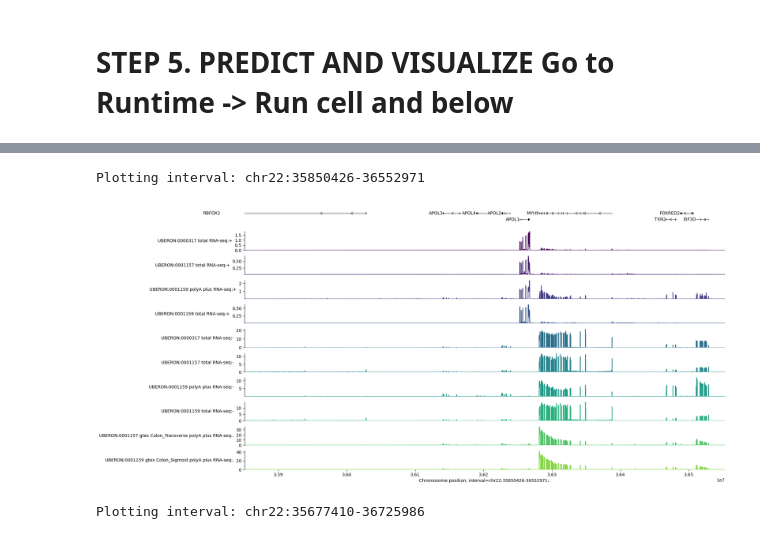
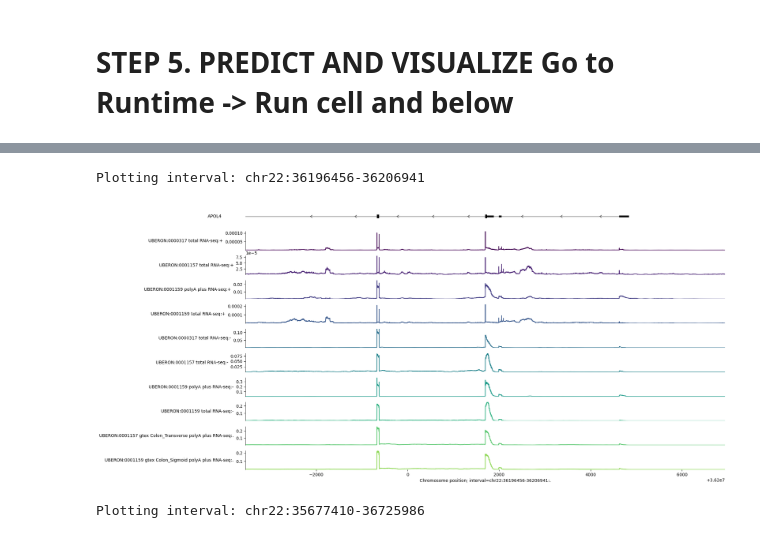
Before and after one commit to FrederickMappin/alphagenomeEZ, a Jupyter notebook: alphagenomeEZ.ipynb, the cells around one changed output, grey strips where cells are left out. Cells and saved outputs as stored; diff of their text form; code cells hidden in the pictures.

```diff
--- a/alphagenomeEZ.ipynb
+++ b/alphagenomeEZ.ipynb
@@ -254,7 +254,7 @@ PROCAP = True #@param {type:"boolean"}
 DNASE = True #@param {type:"boolean"}
 ATAC = True #@param {type:"boolean"}
 CHIP_HISTONE = True #@param {type:"boolean"}
-CHIP_TF = False #@param {type:"boolean"}
+CHIP_TF = True #@param {type:"boolean"}
 SPLICE_SITES = False #@param {type:"boolean"}
 SPLICE_JUNCTIONS = False #@param {type:"boolean"}
 SPLICE_SITE_USAGE = False #@param {type:"boolean"}
@@ -431,7 +443,7 @@ if 'RNA_SEQ' in selected_data_types:
         max_plot_resize_length = output.rna_seq.values.shape[0]
 
         #@markdown ### Select the zoom level (slide from 0 to 100%):
-        zoom_percentage = 67 #@param {type:"slider", min:0, max:100, step:1}
+        zoom_percentage = 1 #@param {type:"slider", min:0, max:100, step:1}
 
         # Calculate the plot resize length based on the zoom percentage
         # Ensure we don't divide by zero if max_plot_resize_length is 0 (though unlikely)
@@ -464,35 +476,35 @@ if 'RNA_SEQ' in selected_data_types:
             plotting_interval = genome.Interval(
                 chromosome=predicted_interval.chromosome,
                 start=plot_start,
                 end=plot_end,
                 strand=predicted_interval.strand,
                 name=predicted_interval.name # Keep the name if it exists
             )
 
             # Print the details of the plotting interval using plot_start and plot_end
             print(f"\nPlotting interval: {predicted_interval.chromosome}:{plot_start}-{plot_end}")
 
 
             plot_components.plot(
                 components=[
                     plot_components.TranscriptAnnotation(
                         longest_transcripts, fig_height=0.1
                     ),
                     plot_components.Tracks(output.rna_seq),
                 ],
                 interval=plotting_interval, # Use the newly created plotting interval
             )
 
             plt.show()
         else:
             print("Plot not generated because plot_resize_length is 0.") # Message if plot length is 0
     else:
         print("RNA_SEQ prediction data is not available in the output.") # Message if RNA_SEQ data is not available
 else:
     print("RNA_SEQ was not selected in STEP 4.") # Message if RNA_SEQ not selected
 # %% [output]
-Plotting interval: chr22:35850426-36552971
+Plotting interval: chr22:36196456-36206941
-[figure, old version]
+[figure, new version]
 # %%
 # @title CAGE PREDICTION
 
```
Also changed, not shown: parts of 6 cells of this notebook.
